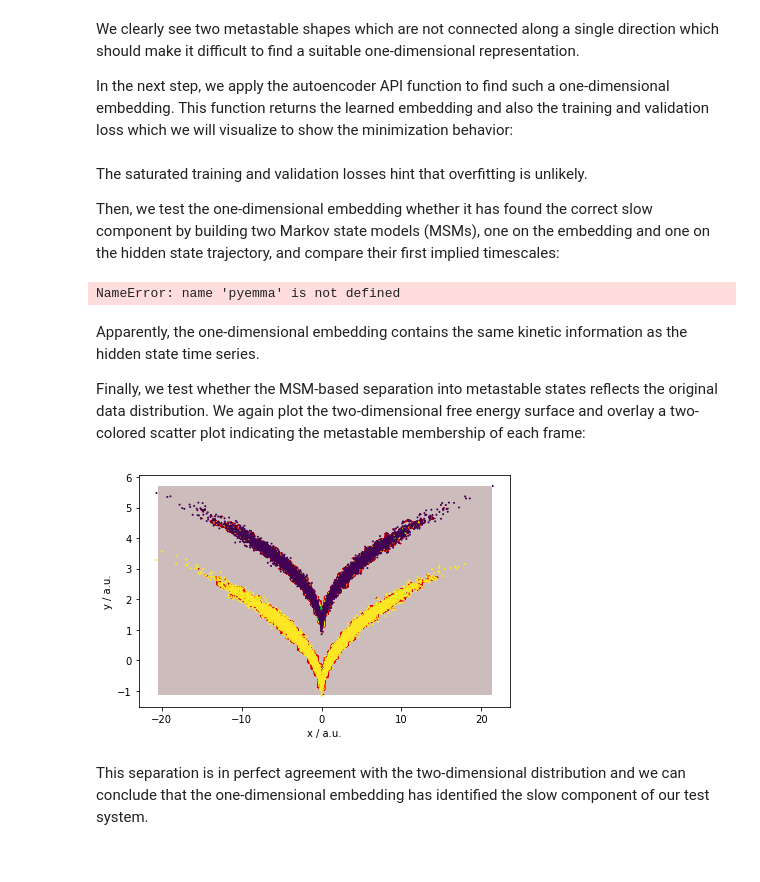
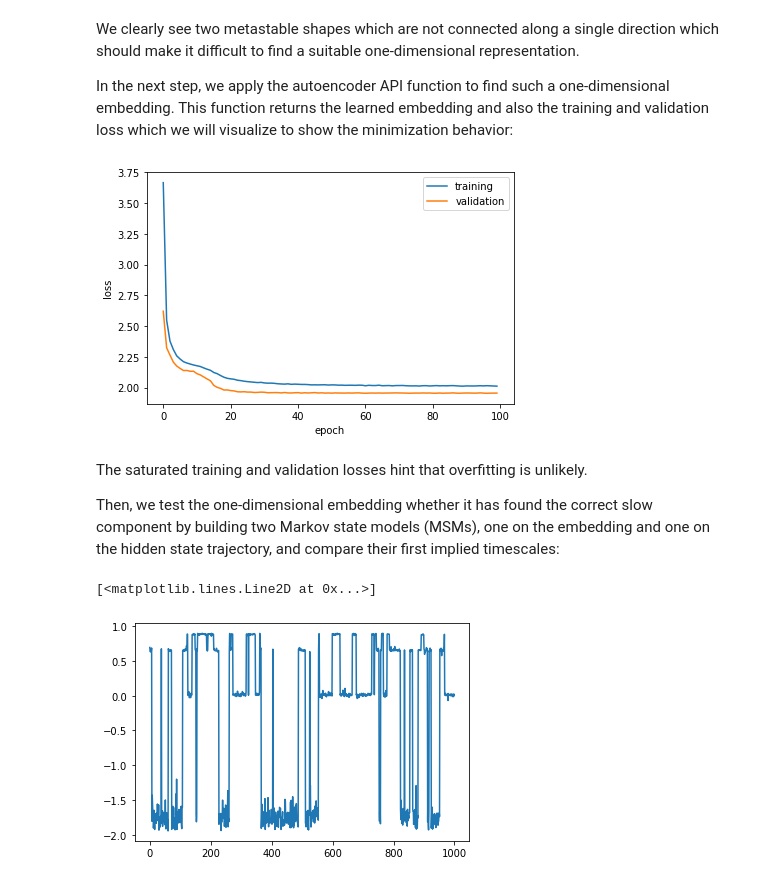
Before and after one commit to MQSchleich/deeptime, a Jupyter notebook: time-lagged-autoencoder/notebooks/Homework.ipynb, the cells around one changed output. Drawn from its saved outputs; the diff is of its cells as text; code cells hidden in the pictures.

```diff
--- a/time-lagged-autoencoder/notebooks/Homework.ipynb
+++ b/time-lagged-autoencoder/notebooks/Homework.ipynb
@@ -48,54 +51,23 @@ We clearly see two metastable shapes which are not connected along a single dire
 In the next step, we apply the autoencoder API function to find such a one-dimensional embedding. This function returns the learned embedding and also the training and validation loss which we will visualize to show the minimization behavior:
 # %%
 embedding, training_loss, validation_loss = tae.ae(
-    data_x, dim=1, lag=1, n_epochs=200, validation_split=0.5, whiten=True, hid_size=[200, 100])
+    data_x, dim=1, lag=1, n_epochs=100, validation_split=0.5, whiten=True, hid_size=[200, 100])
 
 fig, ax = plt.subplots()
 ax.plot(training_loss, label='training')
 ax.plot(validation_loss, label='validation')
 ax.set_xlabel('epoch')
 ax.set_ylabel('loss')
 ax.legend()
 fig.tight_layout()
+# %% [output]
+[figure, added]
 # %% [markdown]
 The saturated training and validation losses hint that overfitting is unlikely.
 
 Then, we test the one-dimensional embedding whether it has found the correct slow component by building two Markov state models (MSMs), one on the embedding and one on the hidden state trajectory, and compare their first implied timescales:
-# %%
-lags = [i + 1 for i in range(8)]
-
-its_reference = pyemma.msm.its(dtraj, lags=lags, nits=1, errors='bayes')
-
-embedding_centers = np.linspace(np.min(embedding), np.max(embedding), 21)
-embedding_centers = 0.5 * (embedding_centers[:-1] + embedding_centers[1:]).reshape(-1, 1)
-embedding_dtraj = pyemma.coordinates.assign_to_centers(embedding, centers=embedding_centers)[0]
-its_embedding = pyemma.msm.its(embedding_dtraj, lags=lags, nits=1, errors='bayes')
-
-fig, (ref, emb) = plt.subplots(1, 2, figsize=(12, 4), sharex=True, sharey=True)
-pyemma.plots.plot_implied_timescales(its_reference, ax=ref, ylog=False)
-pyemma.plots.plot_implied_timescales(its_embedding, ax=emb, ylog=False)
-fig.tight_layout()
-# %% [output]
-NameError: name 'pyemma' is not defined
-# %% [markdown]
-Apparently, the one-dimensional embedding contains the same kinetic information as the hidden state time series.
-
-Finally, we test whether the MSM-based separation into metastable states reflects the original data distribution. We again plot the two-dimensional free energy surface and overlay a two-colored scatter plot indicating the metastable membership of each frame:
-# %%
-embedding_msm = pyemma.msm.estimate_markov_model(embedding_dtraj, lag=1)
-embedding_msm.pcca(2)
-
-embedding_mstates = -np.ones(len(embedding_centers))
-for i, s in enumerate(embedding_msm.metastable_sets):
-    embedding_mstates[s] = i
-embedding_mtraj = embedding_mstates[embedding_dtraj]
-
-fig, ax = pyemma.plots.plot_free_energy(*traj.T, cmap=mpl.cm.nipy_spectral, cbar=False)
-ax.scatter(*traj.T, c=embedding_mtraj, s=1)
-ax.set_xlabel('x / a.u.')
-ax.set_ylabel('y / a.u.')
-fig.tight_layout()
-# %% [output]
-[figure, removed]
-# %% [markdown]
-This separation is in perfect agreement with the two-dimensional distribution and we can conclude that the one-dimensional embedding has identified the slow component of our test system.
+# %%
+plt.plot(embedding[:1000])
+# %% [output]
+[<matplotlib.lines.Line2D at 0x...>]
+[figure, added]
```
Also changed, not shown: parts of 15 cells of this notebook, 1 other file.
